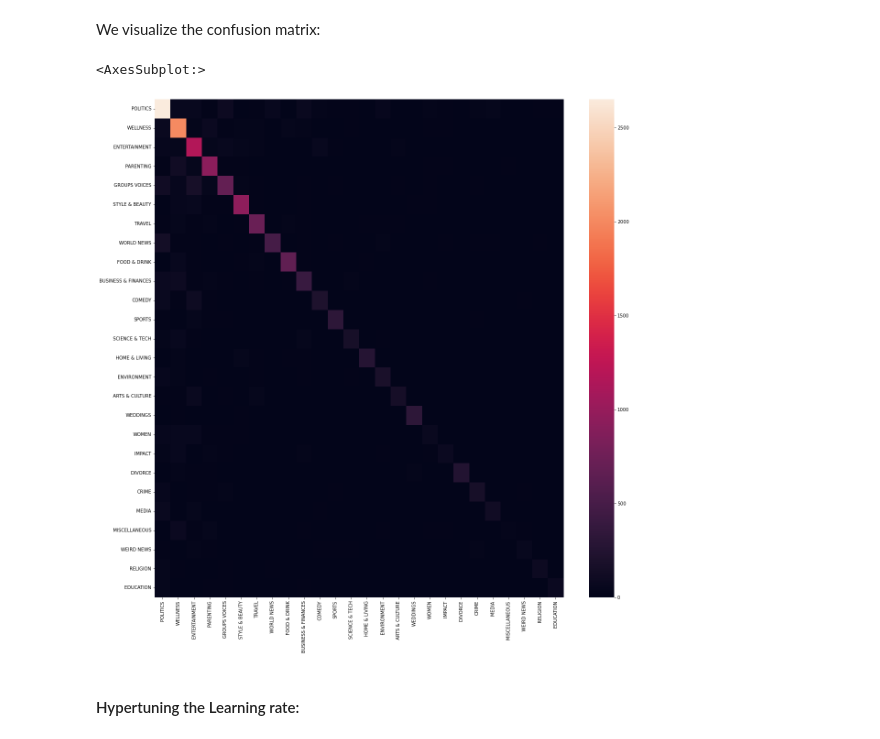
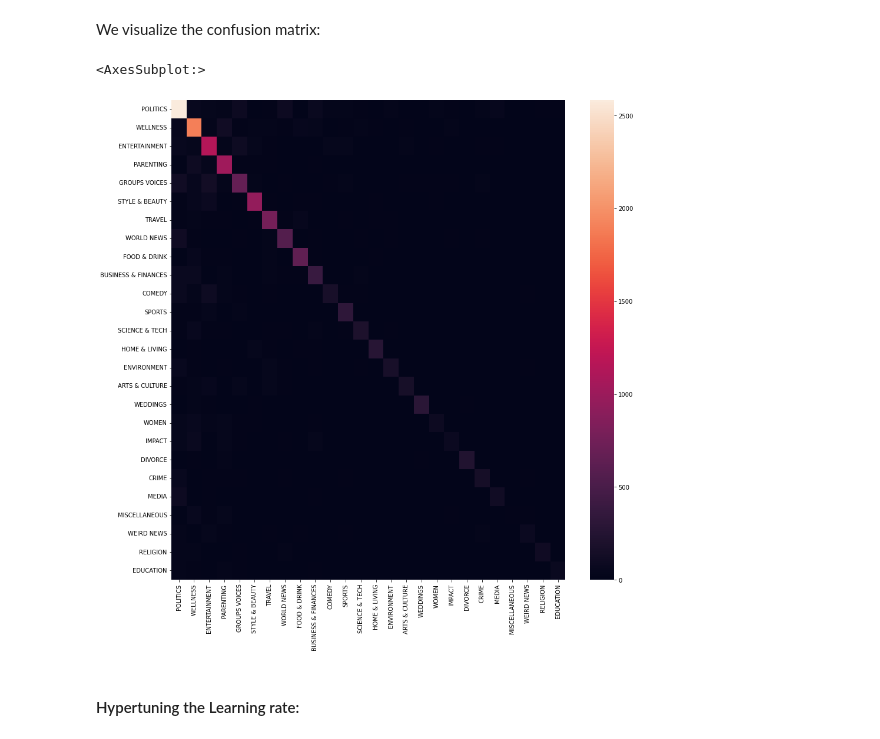
Before and after one commit to rayenayari/news_categorization, a Jupyter notebook: notebook.ipynb, the cells around one changed output. Saved outputs shown, nothing was run; the diff lists cells and outputs as text; code cells hidden in the pictures.

```diff
--- a/notebook.ipynb
+++ b/notebook.ipynb
@@ -409,13 +422,13 @@ We visualize the confusion matrix:
 # %%
 from sklearn.metrics import confusion_matrix
 import seaborn as sns
 confusion_mat = confusion_matrix(y_true = true_category, y_pred = predicted_category, labels=list(category_int))
 df_cm = pd.DataFrame(confusion_mat, index = list(category_int),columns = list(category_int))
-plt.rcParams['figure.figsize'] = (20,20)
+plt.rcParams['figure.figsize'] = (15,15)
 sns.heatmap(df_cm)
 # %% [output]
 <AxesSubplot:>
-[figure, old version]
+[figure, new version]
 # %% [markdown]
 #### Hypertuning the Learning rate:
 # %%
```
Also changed, not shown: parts of 45 cells of this notebook, 3 other files.
